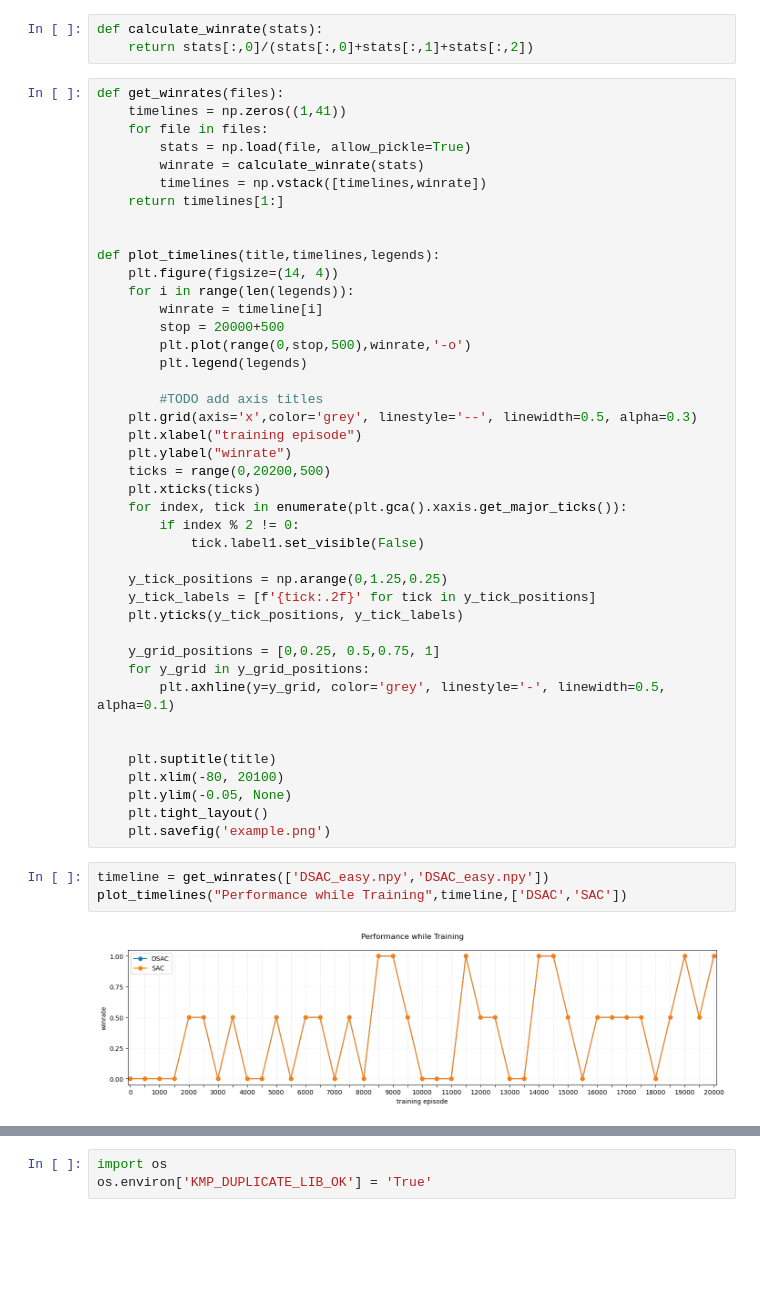
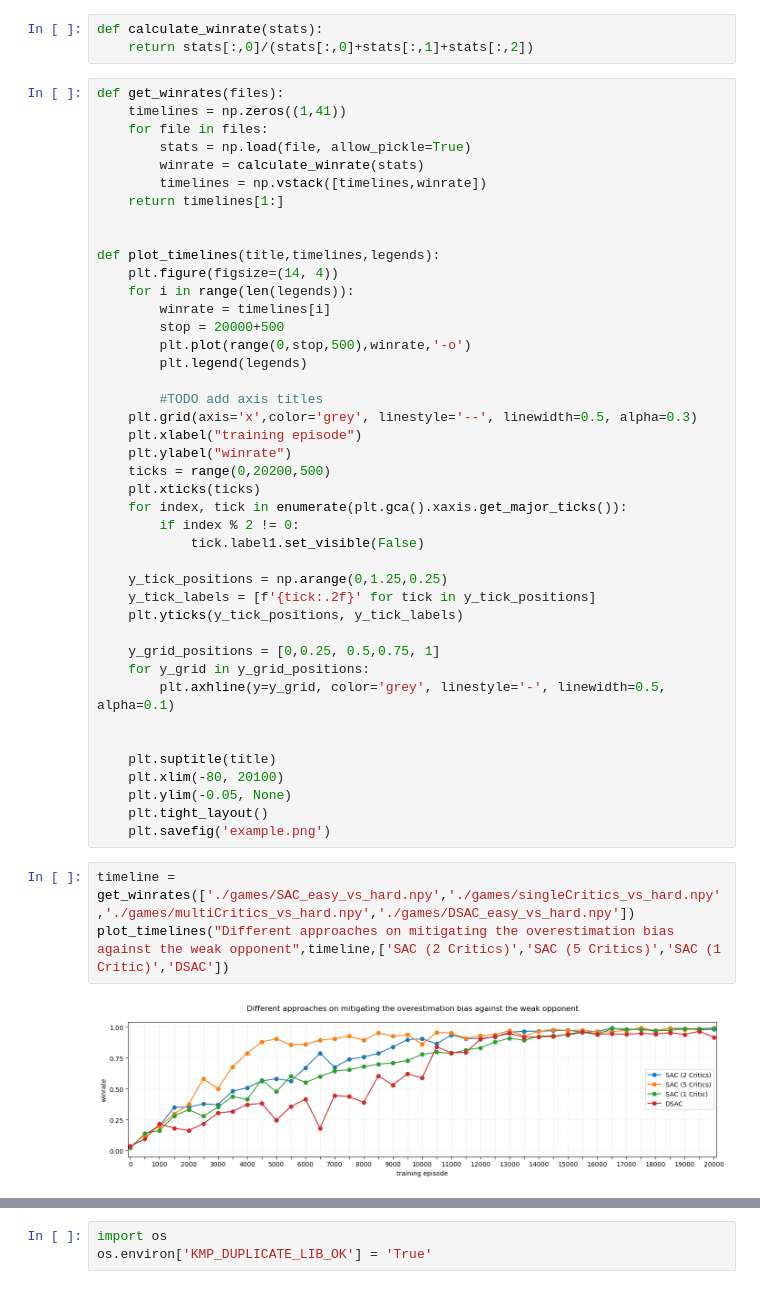
Before and after one commit to moemchen13/RL, a Jupyter notebook: RL_Agent/SAC/tryout_hockey.ipynb, the cells around one changed output, grey strips where cells are left out. Saved outputs shown, nothing was run; the diff lists cells and outputs as text; blank space fills up the shorter version.

```diff
--- a/RL_Agent/SAC/tryout_hockey.ipynb
+++ b/RL_Agent/SAC/tryout_hockey.ipynb
@@ -94,7 +121,7 @@ def get_winrates(files):
 def plot_timelines(title,timelines,legends):
     plt.figure(figsize=(14, 4))
     for i in range(len(legends)):
-        winrate = timeline[i]
+        winrate = timelines[i]
         stop = 20000+500
         plt.plot(range(0,stop,500),winrate,'-o')
         plt.legend(legends)
@@ -123,8 +150,8 @@ def plot_timelines(title,timelines,legends):
     plt.ylim(-0.05, None)
     plt.tight_layout()
     plt.savefig('example.png')
-# %%
-timeline = get_winrates(['DSAC_easy.npy','DSAC_easy.npy'])
-plot_timelines("Performance while Training",timeline,['DSAC','SAC'])
-# %% [output]
-[figure, removed]
+# %%
+timeline = get_winrates(['./games/SAC_easy_vs_hard.npy','./games/singleCritics_vs_hard.npy','./games/multiCritics_vs_hard.npy','./games/DSAC_easy_vs_hard.npy'])
+plot_timelines("Different approaches on mitigating the overestimation bias against the weak opponent",timeline,['SAC (2 Critics)','SAC (5 Critics)','SAC (1 Critic)','DSAC'])
+# %% [output]
+[figure, added]
```
Also changed, not shown: parts of 6 cells of this notebook, 4 other files.
